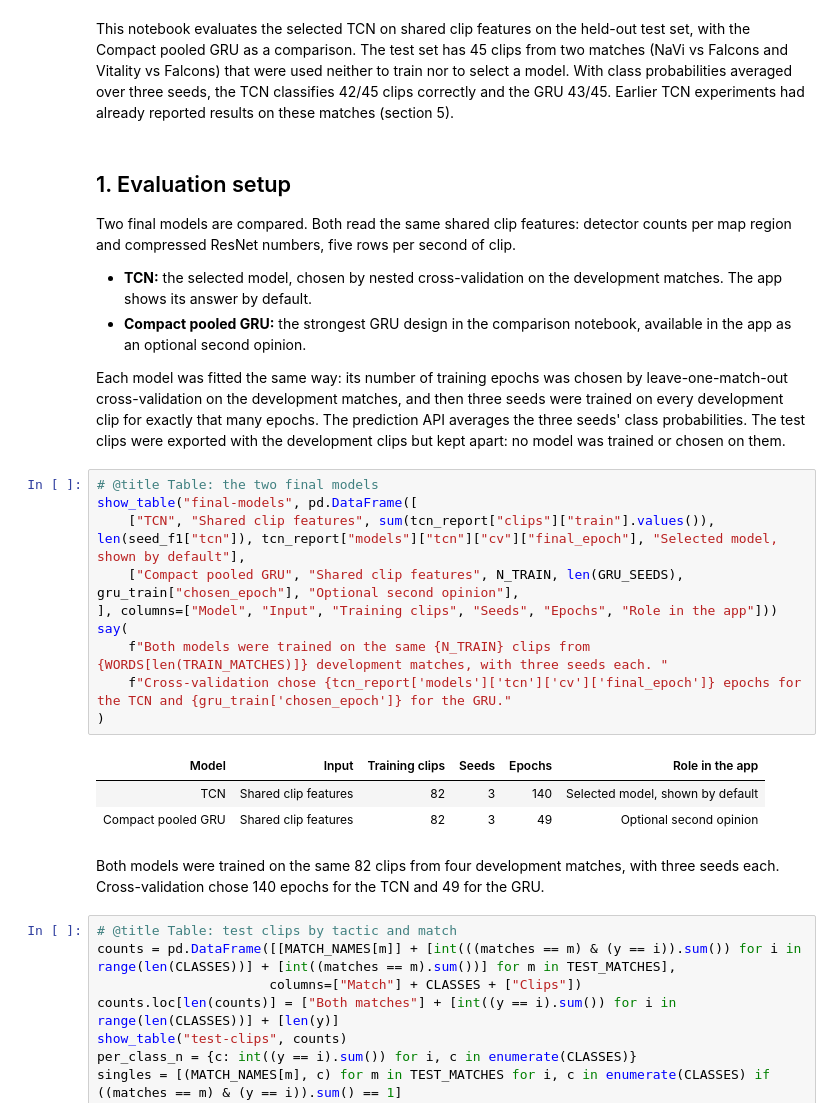
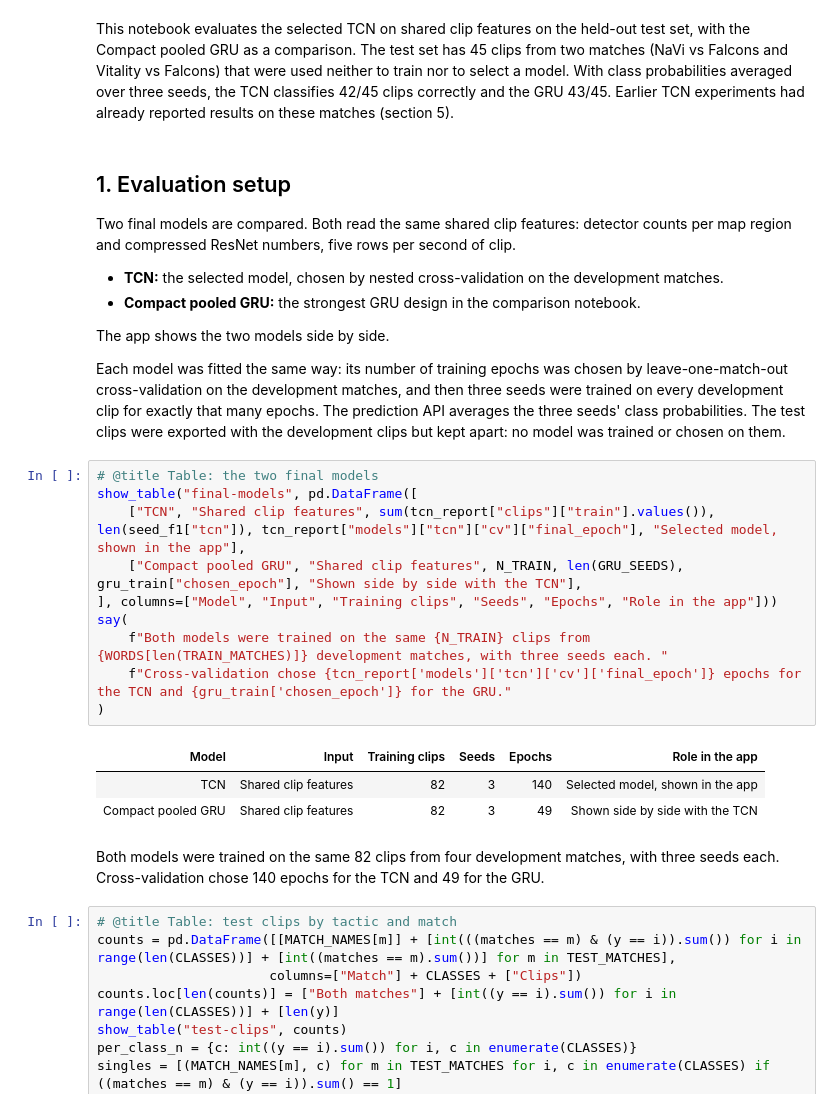
Before and after one commit to FraggyVz/CV-DL, a Jupyter notebook: notebooks/tactic-final-test.ipynb, the cells around one changed output. Drawn from its saved outputs; the diff is of its cells as text.

```diff
--- a/notebooks/tactic-final-test.ipynb
+++ b/notebooks/tactic-final-test.ipynb
@@ -272,24 +272,26 @@ This notebook evaluates the selected TCN on shared clip features on the held-out
 
 Two final models are compared. Both read the same shared clip features: detector counts per map region and compressed ResNet numbers, five rows per second of clip.
 
-- **TCN:** the selected model, chosen by nested cross-validation on the development matches. The app shows its answer by default.
-- **Compact pooled GRU:** the strongest GRU design in the comparison notebook, available in the app as an optional second opinion.
+- **TCN:** the selected model, chosen by nested cross-validation on the development matches.
+- **Compact pooled GRU:** the strongest GRU design in the comparison notebook.
+
+The app shows the two models side by side.
 
 Each model was fitted the same way: its number of training epochs was chosen by leave-one-match-out cross-validation on the development matches, and then three seeds were trained on every development clip for exactly that many epochs. The prediction API averages the three seeds' class probabilities. The test clips were exported with the development clips but kept apart: no model was trained or chosen on them.
 # %%
 # @title Table: the two final models
 show_table("final-models", pd.DataFrame([
-    ["TCN", "Shared clip features", sum(tcn_report["clips"]["train"].values()), len(seed_f1["tcn"]), tcn_report["models"]["tcn"]["cv"]["final_epoch"], "Selected model, shown by default"],
-    ["Compact pooled GRU", "Shared clip features", N_TRAIN, len(GRU_SEEDS), gru_train["chosen_epoch"], "Optional second opinion"],
+    ["TCN", "Shared clip features", sum(tcn_report["clips"]["train"].values()), len(seed_f1["tcn"]), tcn_report["models"]["tcn"]["cv"]["final_epoch"], "Selected model, shown in the app"],
+    ["Compact pooled GRU", "Shared clip features", N_TRAIN, len(GRU_SEEDS), gru_train["chosen_epoch"], "Shown side by side with the TCN"],
 ], columns=["Model", "Input", "Training clips", "Seeds", "Epochs", "Role in the app"]))
 say(
     f"Both models were trained on the same {N_TRAIN} clips from {WORDS[len(TRAIN_MATCHES)]} development matches, with three seeds each. "
     f"Cross-validation chose {tcn_report['models']['tcn']['cv']['final_epoch']} epochs for the TCN and {gru_train['chosen_epoch']} for the GRU."
 )
 # %% [output]
 | Model | Input | Training clips | Seeds | Epochs | Role in the app |
-| TCN | Shared clip features | 82 | 3 | 140 | Selected model, shown by default |
-| Compact pooled GRU | Shared clip features | 82 | 3 | 49 | Optional second opinion |
+| TCN | Shared clip features | 82 | 3 | 140 | Selected model, shown in the app |
+| Compact pooled GRU | Shared clip features | 82 | 3 | 49 | Shown side by side with the TCN |
 Both models were trained on the same 82 clips from four development matches, with three seeds each. Cross-validation chose 140 epochs for the TCN and 49 for the GRU.
 # %%
 # @title Table: test clips by tactic and match
```
Also changed, not shown: parts of 2 cells of this notebook, 1 other file.
